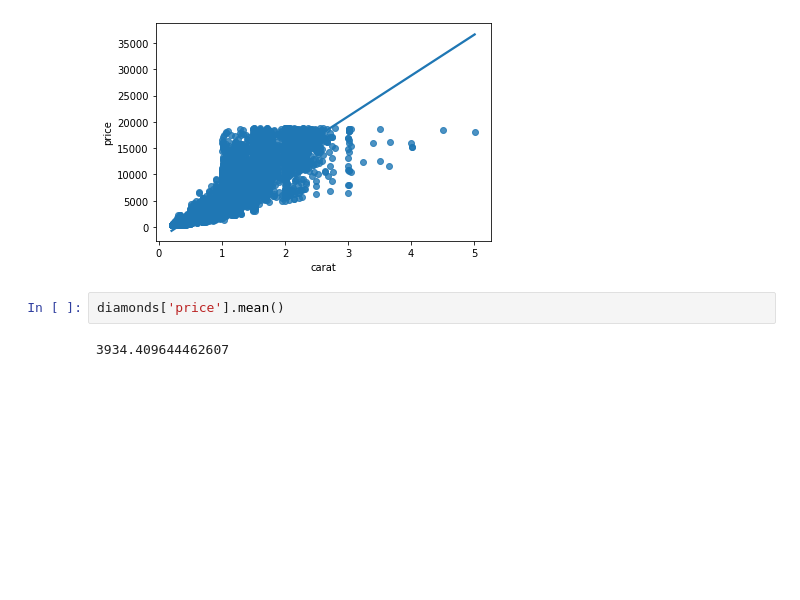
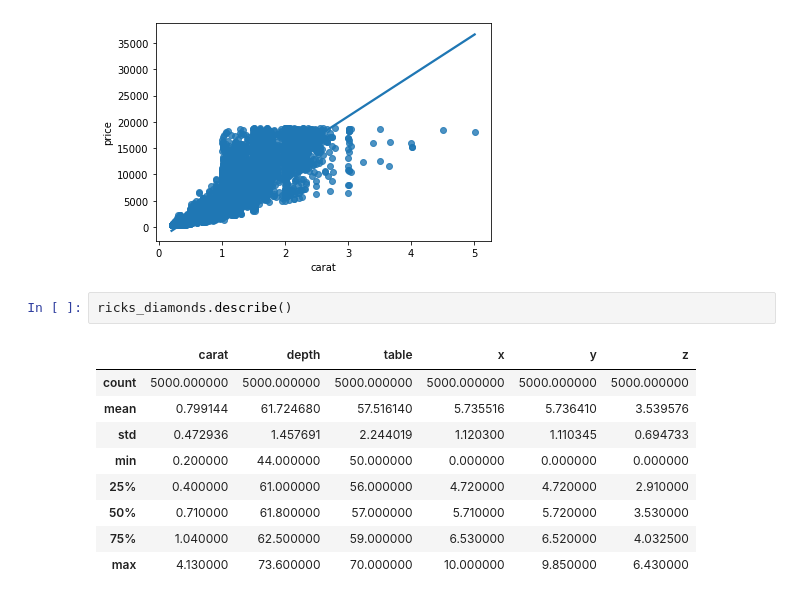
Before and after one commit to evefalcao/hw_linear-regression, a Jupyter notebook: p5-diamonds_pricing.ipynb, the cells around one changed output. Cells and saved outputs as stored; diff of their text form; blank space fills up the shorter version.

```diff
--- a/p5-diamonds_pricing.ipynb
+++ b/p5-diamonds_pricing.ipynb
@@ -40,7 +74,15 @@ sns.regplot('carat', 'price',data=diamonds)
 # %% [output]
 <matplotlib.axes._subplots.AxesSubplot at 0x...>
 [figure]
-# %%
-diamonds['price'].mean()
-# %% [output]
-3934.409644462607
+# %%
+ricks_diamonds.describe()
+# %% [output]
+|  | carat | depth | table | x | y | z |
+| count | 5000.000000 | 5000.000000 | 5000.000000 | 5000.000000 | 5000.000000 | 5000.000000 |
+| mean | 0.799144 | 61.724680 | 57.516140 | 5.735516 | 5.736410 | 3.539576 |
+| std | 0.472936 | 1.457691 | 2.244019 | 1.120300 | 1.110345 | 0.694733 |
+| min | 0.200000 | 44.000000 | 50.000000 | 0.000000 | 0.000000 | 0.000000 |
+| 25% | 0.400000 | 61.000000 | 56.000000 | 4.720000 | 4.720000 | 2.910000 |
+| 50% | 0.710000 | 61.800000 | 57.000000 | 5.710000 | 5.720000 | 3.530000 |
+| 75% | 1.040000 | 62.500000 | 59.000000 | 6.530000 | 6.520000 | 4.032500 |
+| max | 4.130000 | 73.600000 | 70.000000 | 10.000000 | 9.850000 | 6.430000 |
```
Also changed, not shown: parts of 9 cells of this notebook.
